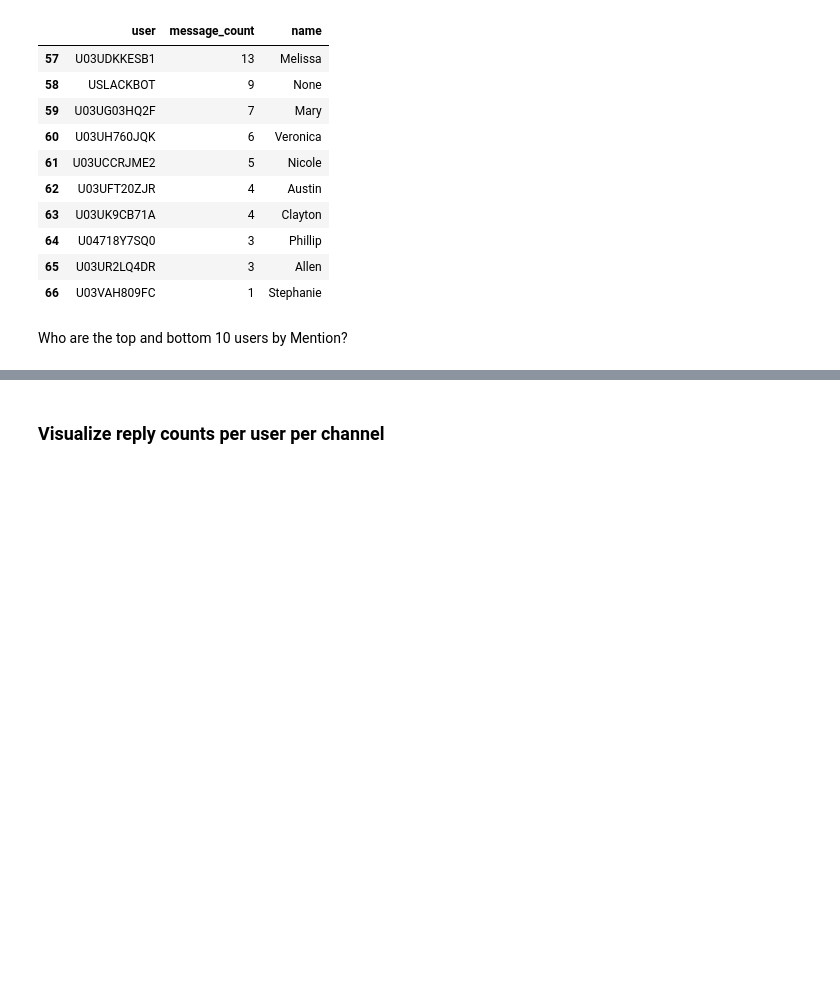
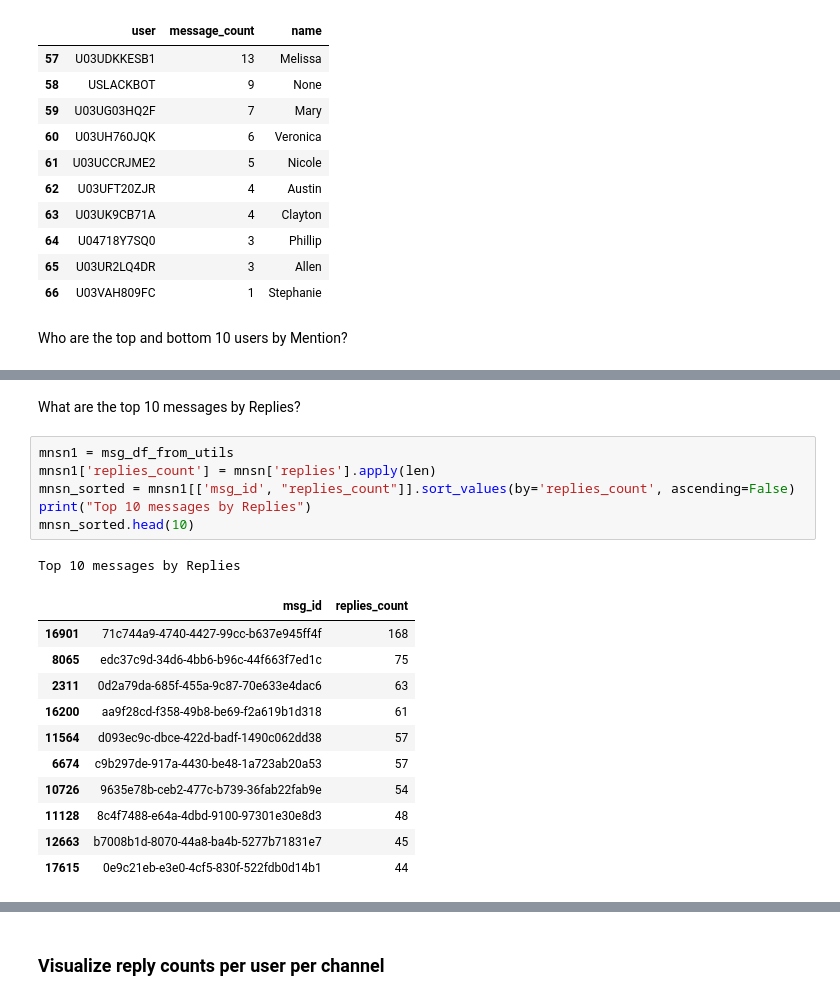
Before and after one commit to mussewold/week0_starter_network_analysis, a Jupyter notebook: notebooks/parse_slack_data.ipynb, the cells around one changed output, grey strips where cells are left out. Cells and saved outputs as stored; diff of their text form; blank space fills up the shorter version.

```diff
--- a/notebooks/parse_slack_data.ipynb
+++ b/notebooks/parse_slack_data.ipynb
@@ -443,0 +477,21 @@ TypeError: unhashable type: 'list'
+# %% [markdown]
+What are the top 10 messages by Replies?
+# %%
+mnsn1 = msg_df_from_utils
+mnsn1['replies_count'] = mnsn['replies'].apply(len)
+mnsn_sorted = mnsn1[['msg_id', "replies_count"]].sort_values(by='replies_count', ascending=False)
+print("Top 10 messages by Replies")
+mnsn_sorted.head(10)
+# %% [output]
+Top 10 messages by Replies
+|  | msg_id | replies_count |
+| 16901 | 71c744a9-4740-4427-99cc-b637e945ff4f | 168 |
+| 8065 | edc37c9d-34d6-4bb6-b96c-44f663f7ed1c | 75 |
+| 2311 | 0d2a79da-685f-455a-9c87-70e633e4dac6 | 63 |
+| 16200 | aa9f28cd-f358-49b8-be69-f2a619b1d318 | 61 |
+| 11564 | d093ec9c-dbce-422d-badf-1490c062dd38 | 57 |
+| 6674 | c9b297de-917a-4430-be48-1a723ab20a53 | 57 |
+| 10726 | 9635e78b-ceb2-477c-b739-36fab22fab9e | 54 |
+| 11128 | 8c4f7488-e64a-4dbd-9100-97301e30e8d3 | 48 |
+| 12663 | b7008b1d-8070-44a8-ba4b-5277b71831e7 | 45 |
+| 17615 | 0e9c21eb-e3e0-4cf5-830f-522fdb0d14b1 | 44 |
```
Also changed, not shown: parts of 15 cells of this notebook.
